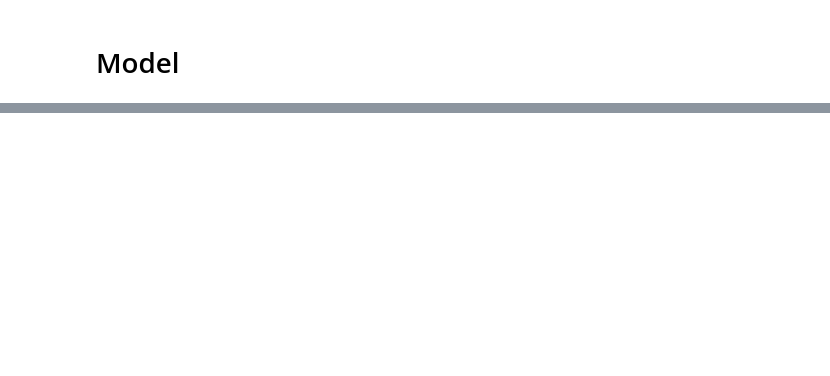
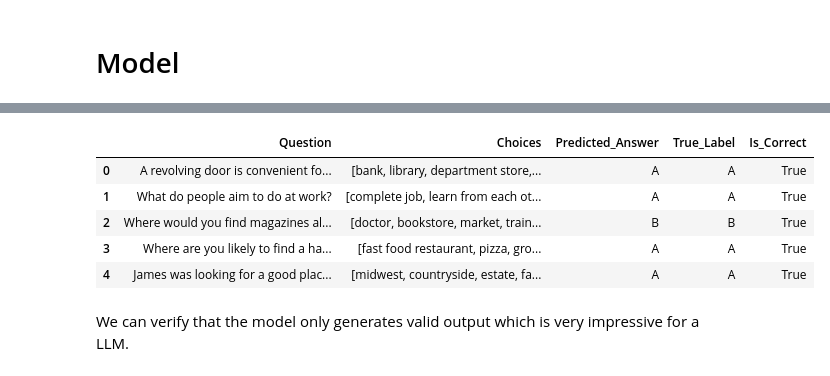
Before and after one commit to xXTime-OnXx/hslu-fs25, a Jupyter notebook: nlp/project_2/commonsense-qa_transformers.ipynb, the cells around one changed output, grey strips where cells are left out. Cells and saved outputs as stored; diff of their text form; code cells hidden in the pictures; blank space fills up the shorter version.

Commit message:
complete test run of finalized notebook

```diff
--- a/nlp/project_2/commonsense-qa_transformers.ipynb
+++ b/nlp/project_2/commonsense-qa_transformers.ipynb
@@ -356,0 +931,8 @@ print(f"Pretrained RoBERTa best accuracy: {max([stat['valid_accuracy'] for stat
+# %%
+def create_zero_shot_prompt(question, choices):
+    choices_text = ""
+    for i, choice in enumerate(choices):
+        choices_text += f"{chr(65+i)}. {choice}\n"
+
+    prompt = f"Answer the following multiple-choice question by selecting letter of the correct answer.\n\nQuestion: {question}\nChoices:\n{choices_text}Answer:"
+    return prompt
@@ -356,0 +971,6 @@ print(f"Pretrained RoBERTa best accuracy: {max([stat['valid_accuracy'] for stat
+# %%
+transformer_test_dataset = TransformerCommonsenseQADataset(test_dataset, transformer_tokenizer)
+transformer_test_loader = DataLoader(transformer_test_dataset, batch_size=32, shuffle=False)
+
+llm_test_dataset = LLMCommonsenseQADataset(test_dataset, llm_tokenizer, create_prompt=create_zero_shot_prompt)
+llm_test_loader = DataLoader(llm_test_dataset, batch_size=4, shuffle=False)
@@ -356,0 +1030,13 @@ print(f"Pretrained RoBERTa best accuracy: {max([stat['valid_accuracy'] for stat
+# %%
+llm_model = create_llm()
+
+llm_predictions, llm_labels, questions, choices = evaluate_llm(llm_model, llm_test_loader, llm_tokenizer, device)
+
+llm_acc = calculate_accuracy(llm_predictions, llm_labels)
+
+del llm_model
+
+gc.collect()
+
+torch.cuda.empty_cache()
+torch.cuda.ipc_collect()
@@ -356,0 +1113,26 @@ print(f"Pretrained RoBERTa best accuracy: {max([stat['valid_accuracy'] for stat
+# %%
+def create_evaluation_dataframe(predictions, labels, questions, choices):
+    df = pd.DataFrame({
+        'Question': questions,
+        'Choices': choices,
+        'Predicted_Answer': predictions,
+        'True_Label': labels
+    })
+
+    df['Is_Correct'] = df['Predicted_Answer'] == df['True_Label']
+
+    return df
+
+
+results_df = create_evaluation_dataframe(llm_predictions, llm_labels, questions, choices)
+
+results_df.head()
+# %% [output]
+|  | Question | Choices | Predicted_Answer | True_Label | Is_Correct |
+| 0 | A revolving door is convenient fo... | [bank, library, department store,... | A | A | True |
+| 1 | What do people aim to do at work? | [complete job, learn from each ot... | A | A | True |
+| 2 | Where would you find magazines al... | [doctor, bookstore, market, train... | B | B | True |
+| 3 | Where are you likely to find a ha... | [fast food restaurant, pizza, gro... | A | A | True |
+| 4 | James was looking for a good plac... | [midwest, countryside, estate, fa... | A | A | True |
+# %% [markdown]
+We can verify that the model only generates valid output which is very impressive for a LLM.
```
Also changed, not shown: parts of 77 cells of this notebook.
